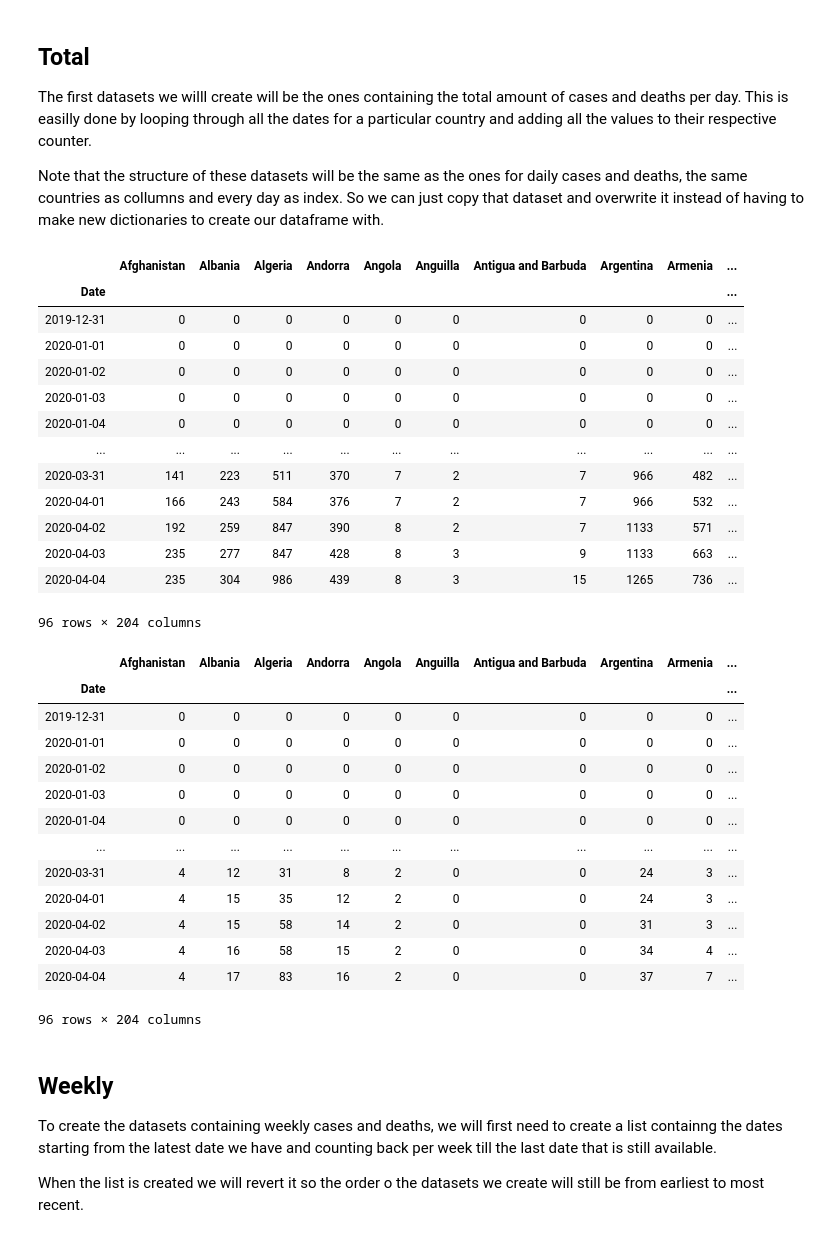
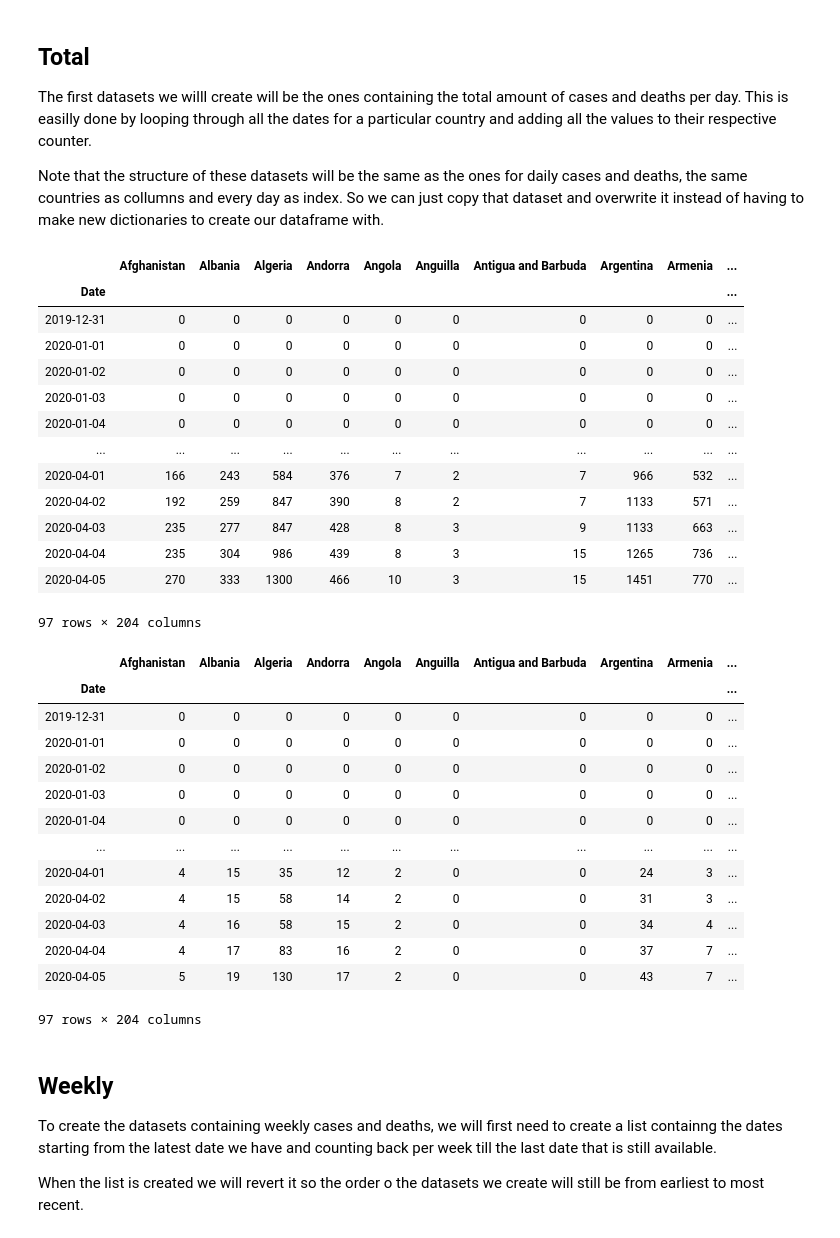
Before and after one commit to simon-verheyen/Portfolio, a Jupyter notebook: COVID-data/Data-Extraction/Data-Processing.ipynb, the cells around one changed output. Drawn from its saved outputs; the diff is of its cells as text; code cells hidden in the pictures.

```diff
--- a/COVID-data/Data-Extraction/Data-Processing.ipynb
+++ b/COVID-data/Data-Extraction/Data-Processing.ipynb
@@ -39,10 +39,10 @@ df_deaths_daily = df_deaths_daily.set_index('Date')
 
 df_populations = pd.read_csv('../data/populations_2018.csv').set_index('Countries')
 
-dates = df_cases_daily.index
-countries = df_cases_daily.columns
+dates_all = df_cases_daily.index
+countries_all = df_cases_daily.columns
 
-latest_date = dates[-1]
+latest_date = dates_all[-1]
 # %% [markdown]
 ## Total
 
@@ -52,38 +52,38 @@ Note that the structure of these datasets will be the same as the ones for daily
 # %%
 df_cases_total = df_cases_daily.copy()
 df_deaths_total = df_deaths_daily.copy()
 
-for country in countries:
+for country in countries_all:
     cases = 0
     deaths = 0
 
-    for date in dates:
+    for date in dates_all:
         cases += df_cases_daily.at[date, country]
         deaths += df_deaths_daily.at[date, country]
 
         df_cases_total.at[date, country] = cases
         df_deaths_total.at[date, country] = deaths
 
 display(df_cases_total)
 display(df_deaths_total)
 
 df_cases_total.to_csv('../data/cases_total.csv')
 df_deaths_total.to_csv('../data/deaths_total.csv')
 # %% [output]
 |  | Afghanistan | Albania | Algeria | Andorra | Angola | Anguilla | Antigua and Barbuda | Argentina | Armenia | ... |
 | Date |  |  |  |  |  |  |  |  |  | ... |
 | 2019-12-31 | 0 | 0 | 0 | 0 | 0 | 0 | 0 | 0 | 0 | ... |
 | 2020-01-01 | 0 | 0 | 0 | 0 | 0 | 0 | 0 | 0 | 0 | ... |
 | 2020-01-02 | 0 | 0 | 0 | 0 | 0 | 0 | 0 | 0 | 0 | ... |
 | 2020-01-03 | 0 | 0 | 0 | 0 | 0 | 0 | 0 | 0 | 0 | ... |
 | 2020-01-04 | 0 | 0 | 0 | 0 | 0 | 0 | 0 | 0 | 0 | ... |
 | ... | ... | ... | ... | ... | ... | ... | ... | ... | ... | ... |
-| 2020-03-31 | 141 | 223 | 511 | 370 | 7 | 2 | 7 | 966 | 482 | ... |
 | 2020-04-01 | 166 | 243 | 584 | 376 | 7 | 2 | 7 | 966 | 532 | ... |
 | 2020-04-02 | 192 | 259 | 847 | 390 | 8 | 2 | 7 | 1133 | 571 | ... |
 | 2020-04-03 | 235 | 277 | 847 | 428 | 8 | 3 | 9 | 1133 | 663 | ... |
 | 2020-04-04 | 235 | 304 | 986 | 439 | 8 | 3 | 15 | 1265 | 736 | ... |
+| 2020-04-05 | 270 | 333 | 1300 | 466 | 10 | 3 | 15 | 1451 | 770 | ... |
-96 rows × 204 columns
+97 rows × 204 columns
 |  | Afghanistan | Albania | Algeria | Andorra | Angola | Anguilla | Antigua and Barbuda | Argentina | Armenia | ... |
 | Date |  |  |  |  |  |  |  |  |  | ... |
 | 2019-12-31 | 0 | 0 | 0 | 0 | 0 | 0 | 0 | 0 | 0 | ... |
@@ -92,12 +92,12 @@ df_deaths_total.to_csv('../data/deaths_total.csv')
 | 2020-01-03 | 0 | 0 | 0 | 0 | 0 | 0 | 0 | 0 | 0 | ... |
 | 2020-01-04 | 0 | 0 | 0 | 0 | 0 | 0 | 0 | 0 | 0 | ... |
 | ... | ... | ... | ... | ... | ... | ... | ... | ... | ... | ... |
-| 2020-03-31 | 4 | 12 | 31 | 8 | 2 | 0 | 0 | 24 | 3 | ... |
 | 2020-04-01 | 4 | 15 | 35 | 12 | 2 | 0 | 0 | 24 | 3 | ... |
 | 2020-04-02 | 4 | 15 | 58 | 14 | 2 | 0 | 0 | 31 | 3 | ... |
 | 2020-04-03 | 4 | 16 | 58 | 15 | 2 | 0 | 0 | 34 | 4 | ... |
 | 2020-04-04 | 4 | 17 | 83 | 16 | 2 | 0 | 0 | 37 | 7 | ... |
+| 2020-04-05 | 5 | 19 | 130 | 17 | 2 | 0 | 0 | 43 | 7 | ... |
-96 rows × 204 columns
+97 rows × 204 columns
 # %% [markdown]
 ## Weekly
 
```
Also changed, not shown: parts of 12 cells of this notebook, 26 other files.
